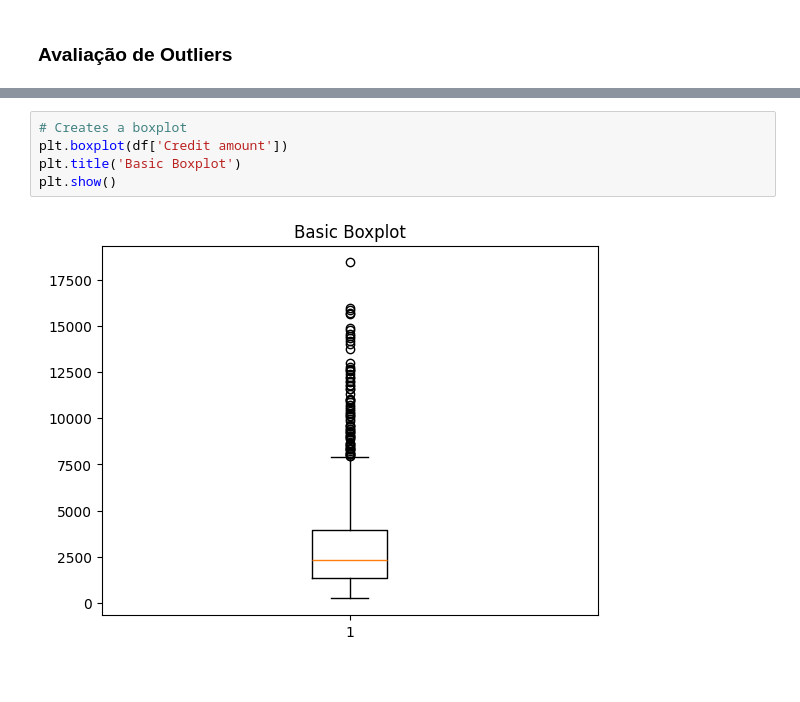
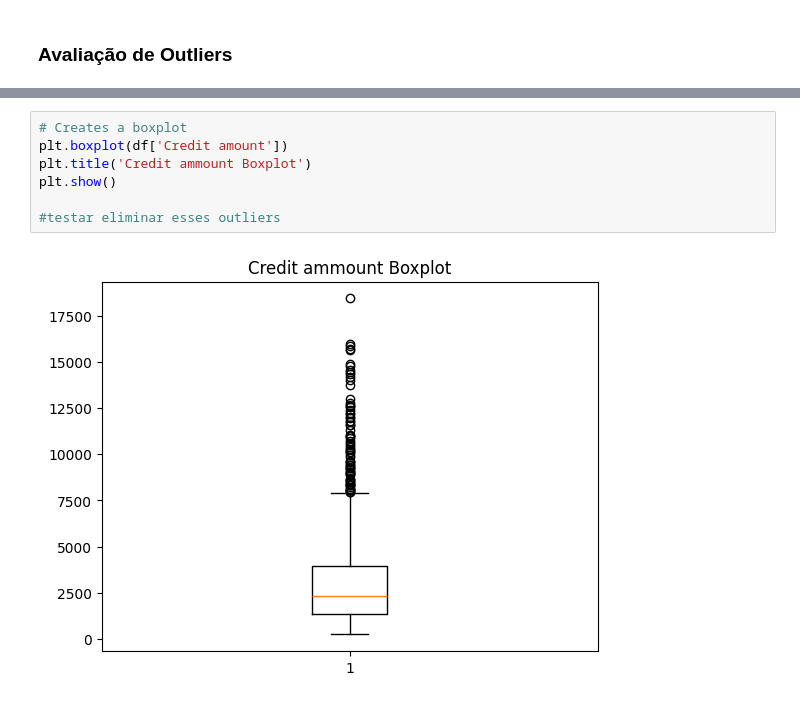
Before and after one commit to BrunoWolf03/T1-INF1038, a Jupyter notebook: src/analise/aval.ipynb, the cells around one changed output, grey strips where cells are left out. Saved outputs shown, nothing was run; the diff lists cells and outputs as text.

```diff
--- a/src/analise/aval.ipynb
+++ b/src/analise/aval.ipynb
@@ -189,7 +198,9 @@ plt.show()
 # %%
 # Creates a boxplot
 plt.boxplot(df['Credit amount'])
-plt.title('Basic Boxplot')
+plt.title('Credit ammount Boxplot')
 plt.show()
+
+#testar eliminar esses outliers
 # %% [output]
-[figure, old version]
+[figure, new version]
```
Also changed, not shown: parts of 6 cells of this notebook, 5 other files.
